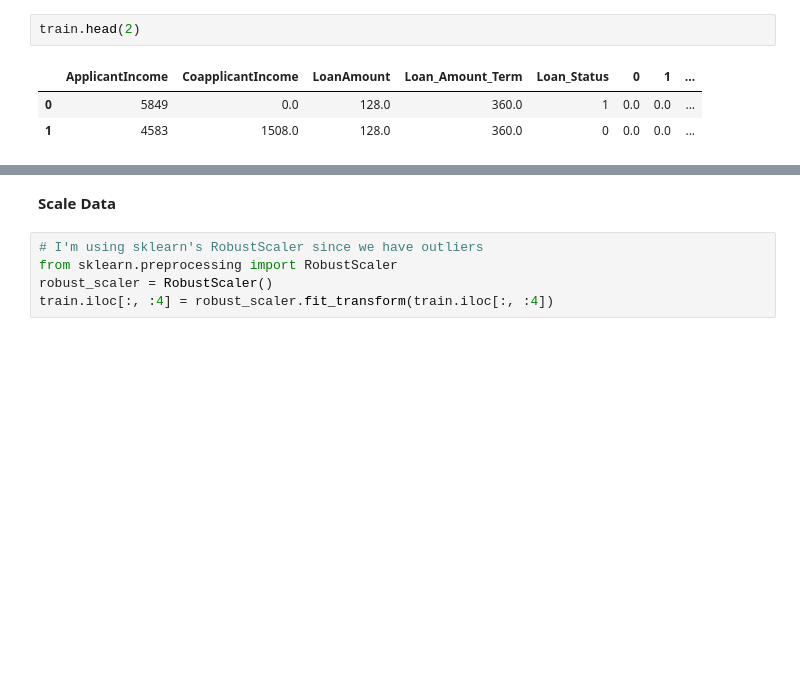
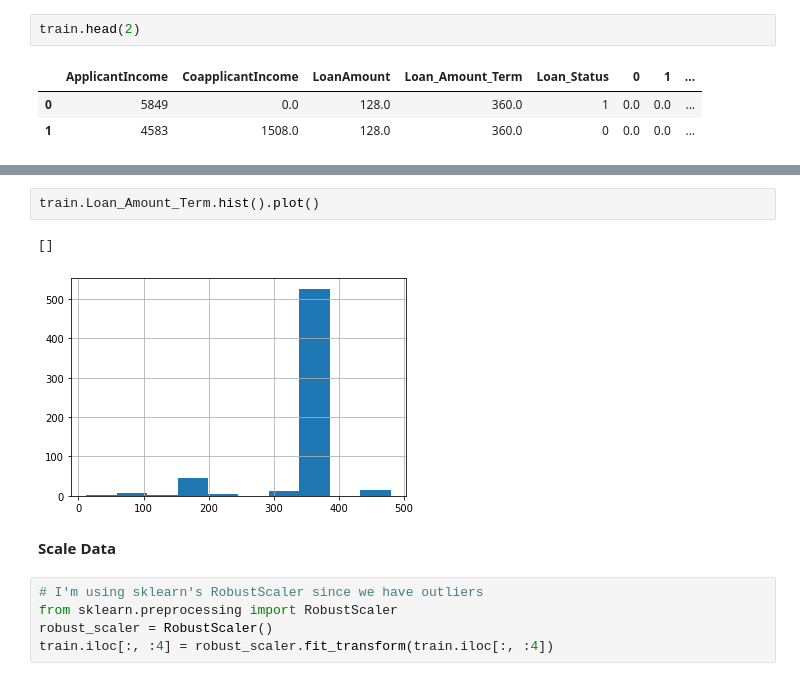
Before and after one commit to JWackerow/Loan-Prediction, a Jupyter notebook: Loan_Prediction.ipynb, the cells around one changed output, grey strips where cells are left out. Saved outputs shown, nothing was run; the diff lists cells and outputs as text; blank space fills up the shorter version.

```diff
--- a/Loan_Prediction.ipynb
+++ b/Loan_Prediction.ipynb
@@ -411,3 +450,8 @@ train.head(2)
+# %%
+train.Loan_Amount_Term.hist().plot()
+# %% [output]
+[]
+[figure, added]
 # %% [markdown]
 **Scale Data**
 # %%
```
Also changed, not shown: parts of 21 cells of this notebook.
